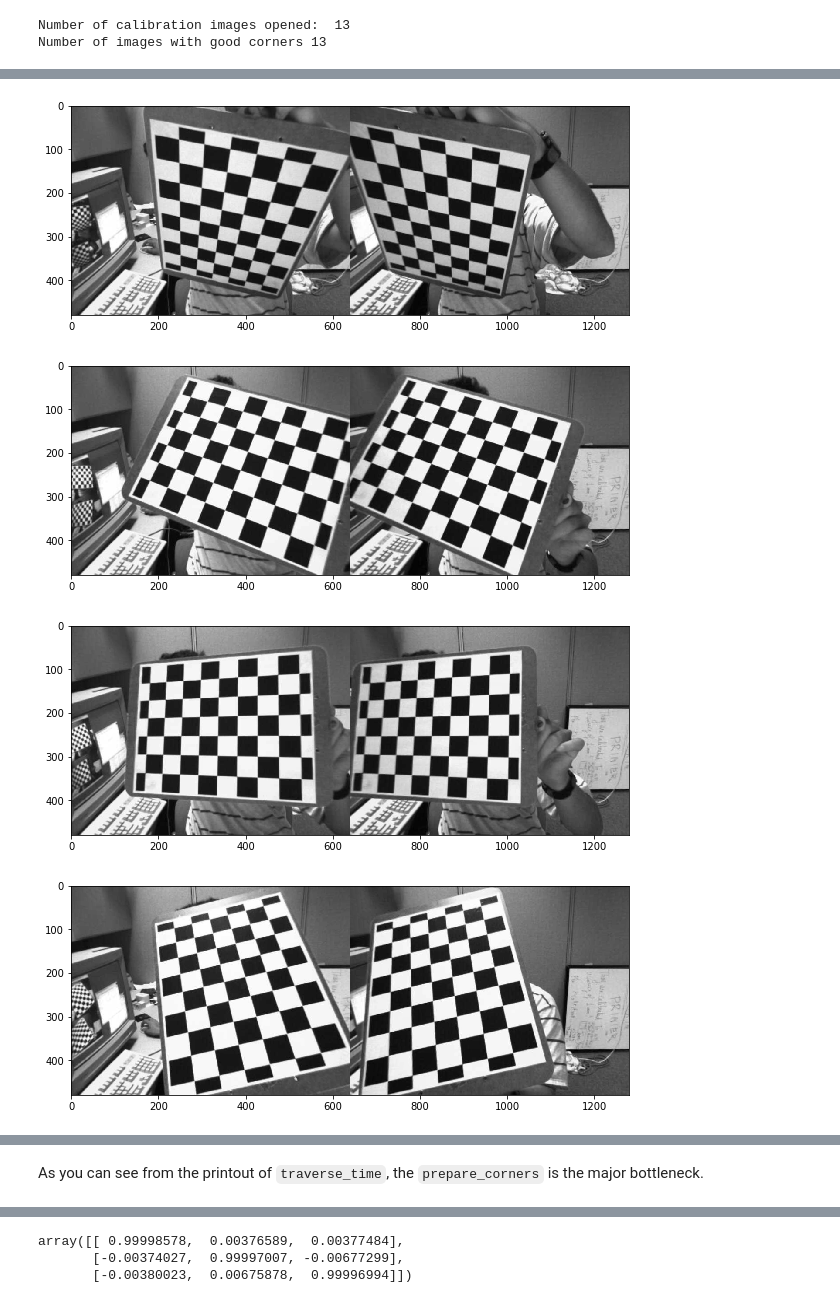
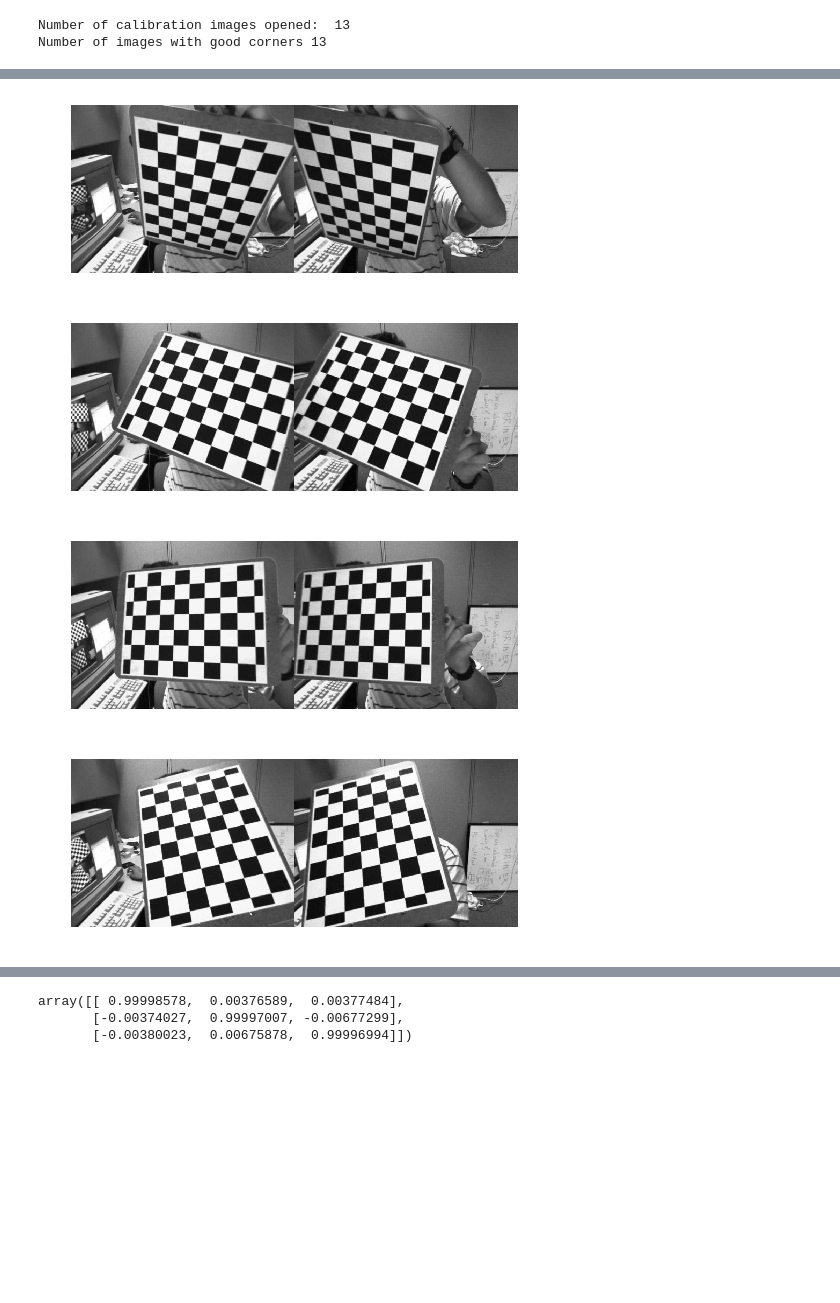
Before and after one commit to semeniuta/visionfuncs, a Jupyter notebook: notebooks/demo_stereocalib.ipynb, the cells around one changed output, grey strips where cells are left out. Drawn from its saved outputs; the diff is of its cells as text; code cells hidden in the pictures; blank space fills up the shorter version.

```diff
--- a/notebooks/demo_stereocalib.ipynb
+++ b/notebooks/demo_stereocalib.ipynb
@@ -81,7 +81,7 @@ images1_rect, images2_rect, maps1, maps2 = cbcalib.undistort_and_rectify_images_
 )
 
 for i in range(len(images1_rect)):
-    plt.figure(figsize=(10, 20))
-    plt.gray()
-    plt.imshow(np.hstack((images1_rect[i], images2_rect[i])))
+    plt.figure(figsize=(8, 4))
+    plt.imshow(np.hstack((images1_rect[i], images2_rect[i])), cmap='gray')
+    plt.axis('off')
 # %% [output]
@@ -89,4 +89,4 @@ for i in range(len(images1_rect)):
-[figure, old version]
+[figure, new version]
-[figure, old version]
+[figure, new version]
-[figure, old version]
+[figure, new version]
-[figure, old version]
+[figure, new version]
@@ -101,2 +100,0 @@ for i in range(len(images1_rect)):
-# %% [markdown]
-As you can see from the printout of `traverse_time`, the `prepare_corners` is the major bottleneck.
```
Also changed, not shown: parts of 9 cells of this notebook, 2 other files.
